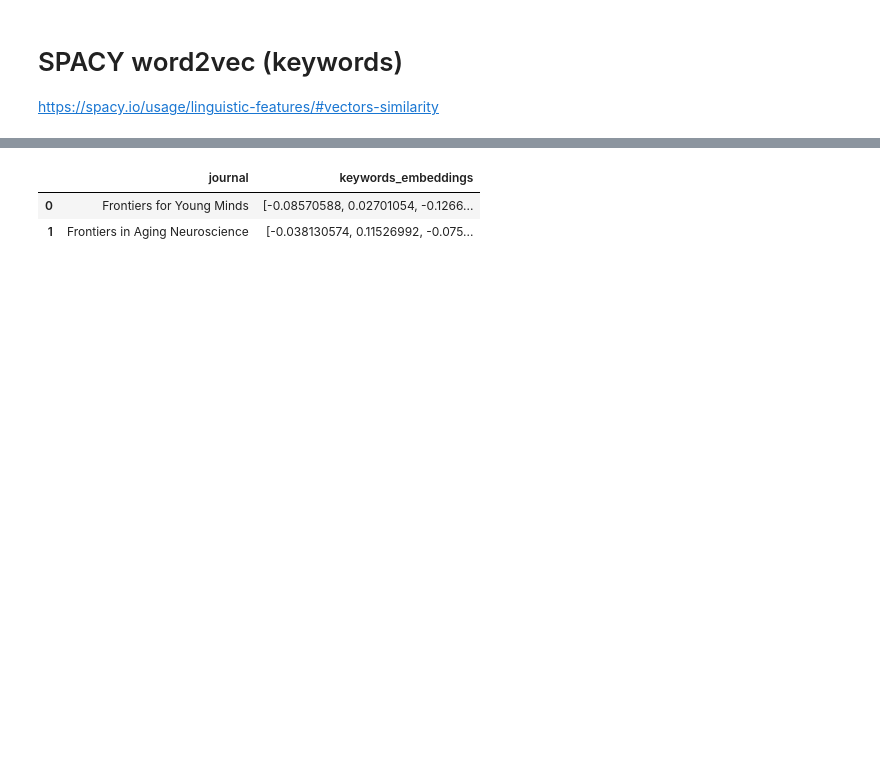
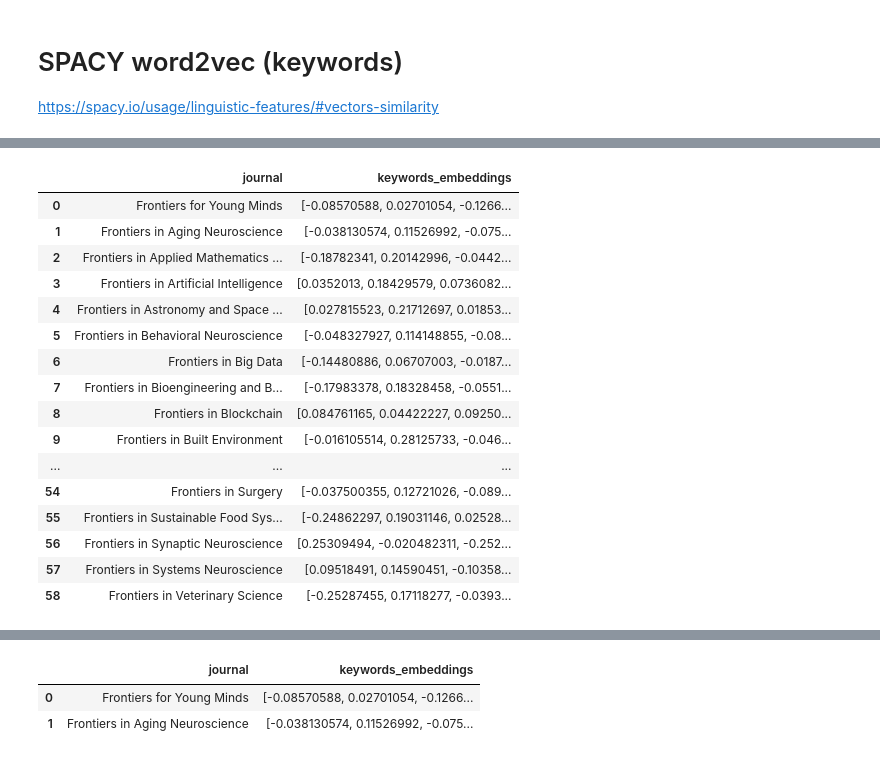
Before and after one commit to opertifelipe/frontiers, a Jupyter notebook: notebooks/Exploration.ipynb, the cells around one changed output, grey strips where cells are left out. Drawn from its saved outputs; the diff is of its cells as text; code cells hidden in the pictures; blank space fills up the shorter version.

```diff
--- a/notebooks/Exploration.ipynb
+++ b/notebooks/Exploration.ipynb
@@ -276,3 +294,23 @@ INFO: Pandarallel will use Memory file system to transfer data between the main
+# %%
+journal_embeddings_keywords_spacy
+# %% [output]
+|  | journal | keywords_embeddings |
+| 0 | Frontiers for Young Minds | [-0.08570588, 0.02701054, -0.1266... |
+| 1 | Frontiers in Aging Neuroscience | [-0.038130574, 0.11526992, -0.075... |
+| 2 | Frontiers in Applied Mathematics ... | [-0.18782341, 0.20142996, -0.0442... |
+| 3 | Frontiers in Artificial Intelligence | [0.0352013, 0.18429579, 0.0736082... |
+| 4 | Frontiers in Astronomy and Space ... | [0.027815523, 0.21712697, 0.01853... |
+| 5 | Frontiers in Behavioral Neuroscience | [-0.048327927, 0.114148855, -0.08... |
+| 6 | Frontiers in Big Data | [-0.14480886, 0.06707003, -0.0187... |
+| 7 | Frontiers in Bioengineering and B... | [-0.17983378, 0.18328458, -0.0551... |
+| 8 | Frontiers in Blockchain | [0.084761165, 0.04422227, 0.09250... |
+| 9 | Frontiers in Built Environment | [-0.016105514, 0.28125733, -0.046... |
+| ... | ... | ... |
+| 54 | Frontiers in Surgery | [-0.037500355, 0.12721026, -0.089... |
+| 55 | Frontiers in Sustainable Food Sys... | [-0.24862297, 0.19031146, 0.02528... |
+| 56 | Frontiers in Synaptic Neuroscience | [0.25309494, -0.020482311, -0.252... |
+| 57 | Frontiers in Systems Neuroscience | [0.09518491, 0.14590451, -0.10358... |
+| 58 | Frontiers in Veterinary Science | [-0.25287455, 0.17118277, -0.0393... |
 # %%
 df_train.head(2)
 # %% [output]
```
Also changed, not shown: parts of 13 cells of this notebook, 3 other files.
